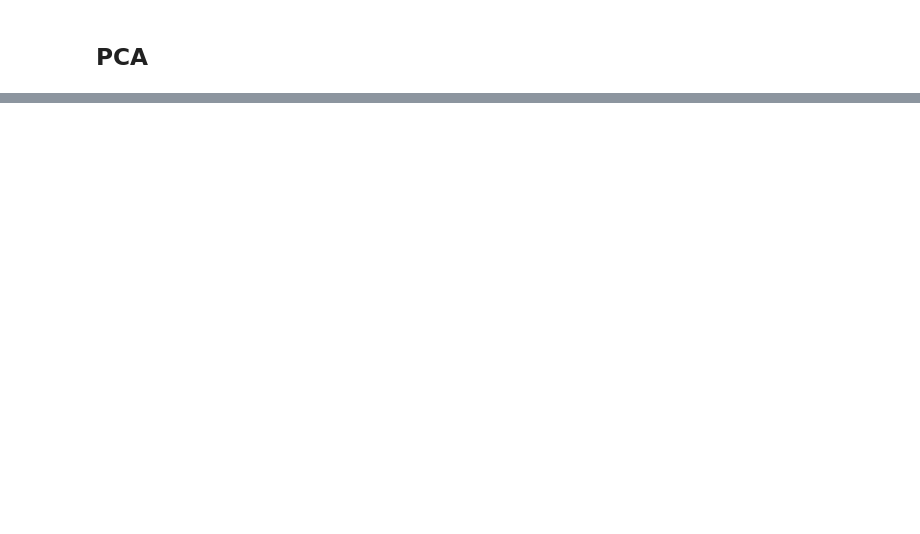
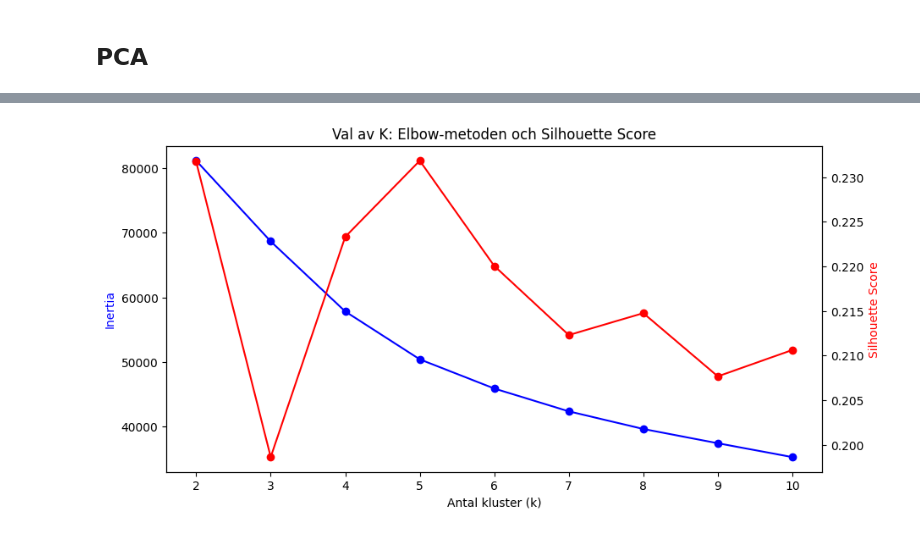
Before and after one commit to josefinoleryd/california-housing-ml, a Jupyter notebook: notebooks/cluster-analysis-2.ipynb, the cells around one changed output, grey strips where cells are left out. Saved outputs shown, nothing was run; the diff lists cells and outputs as text; code cells hidden in the pictures; blank space fills up the shorter version.

```diff
--- a/notebooks/VG.ipynb
+++ b/notebooks/cluster-analysis-2.ipynb
@@ -325,0 +269,30 @@ plt.show()
+# %%
+X_pca = pca.transform(X_scaled)[:, :4]
+# %%
+K_range = range(2, 11)
+inertia = []
+silhouette_avg = []
+
+
+for k in K_range:
+    kmeans = KMeans(n_clusters=k, init="k-means++", n_init=10, random_state=42)
+    cluster_labels = kmeans.fit_predict(X_pca)
+
+    inertia.append(kmeans.inertia_)
+
+    silhouette_avg.append(silhouette_score(X_pca, cluster_labels))
+
+
+fig, ax1 = plt.subplots(figsize=(10, 5))
+ax1.plot(K_range, inertia, "bo-", label="Inertia (Elbow)")
+ax1.set_xlabel("Antal kluster (k)")
+ax1.set_ylabel("Inertia", color="b")
+
+ax2 = ax1.twinx()
+ax2.plot(K_range, silhouette_avg, "ro-", label="Silhouette Score")
+ax2.set_ylabel("Silhouette Score", color="r")
+
+plt.title("Val av K: Elbow-metoden och Silhouette Score")
+plt.show()
+# %% [output]
+[figure, added]
```
Also changed, not shown: parts of 9 cells of this notebook, 2 other files.
